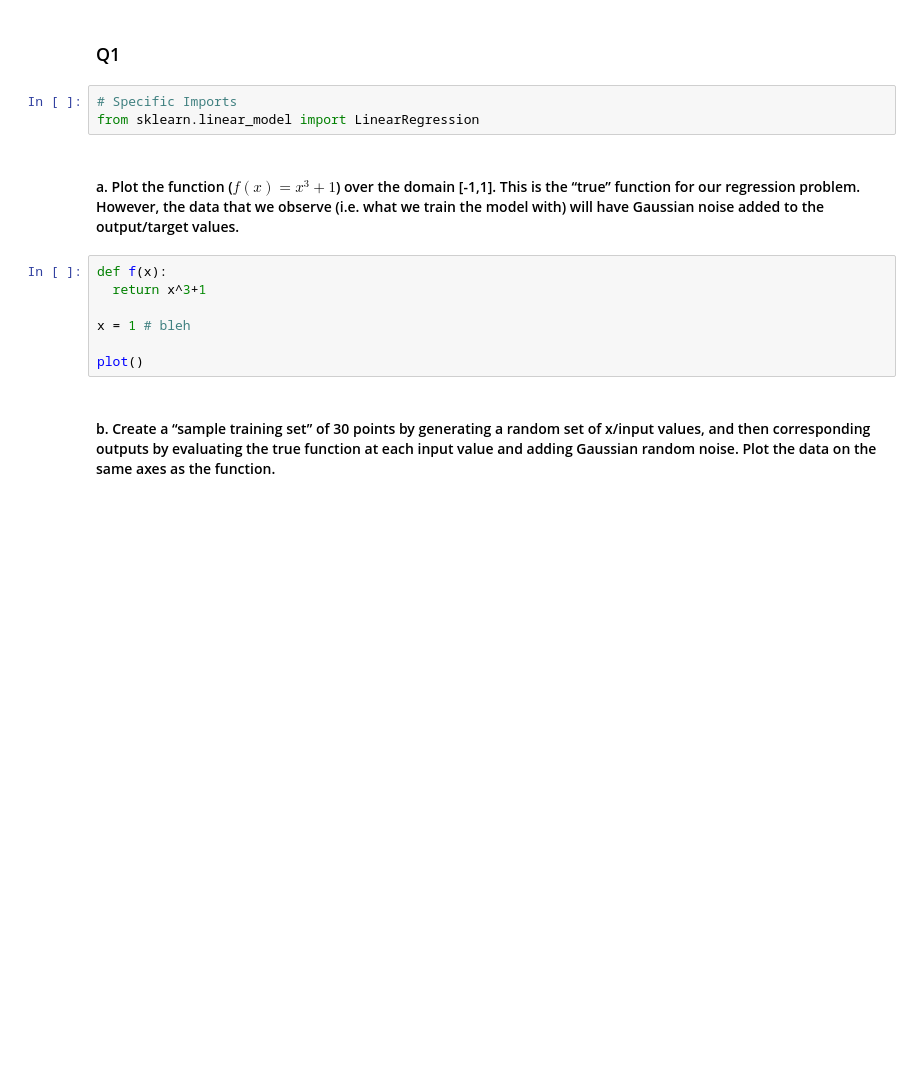
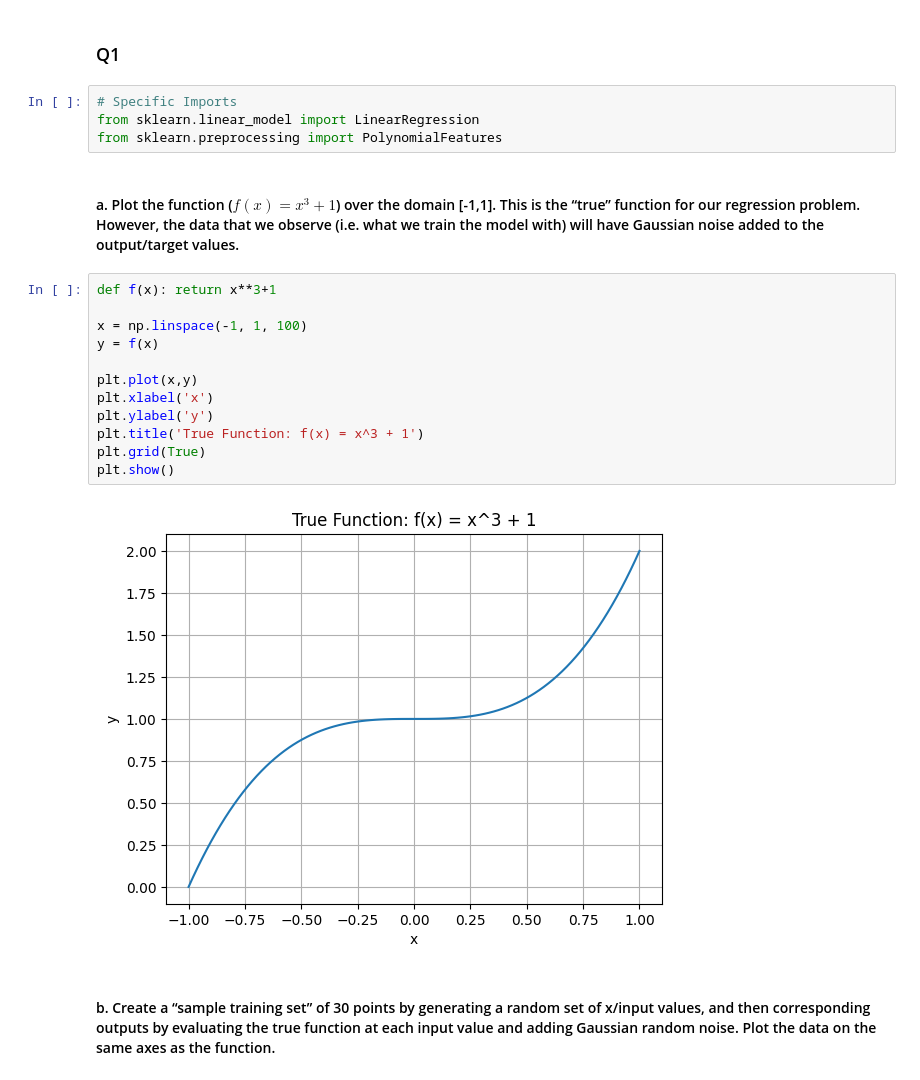
Before and after one commit to keys-i/COMP4702, a Jupyter notebook: src/W4.ipynb, the cells around one changed output. Saved outputs shown, nothing was run; the diff lists cells and outputs as text; blank space fills up the shorter version.

```diff
--- a/src/W4.ipynb
+++ b/src/W4.ipynb
@@ -21,14 +21,22 @@ class color:
 # %%
 # Specific Imports
 from sklearn.linear_model import LinearRegression
+from sklearn.preprocessing import PolynomialFeatures
 # %% [markdown]
 #### a. Plot the function ($f(x) = x^3 + 1$) over the domain [-1,1]. This is the “true” function for our regression problem. However, the data that we observe (i.e. what we train the model with) will have Gaussian noise added to the output/target values.
-# %%
-def f(x):
-  return x^3+1
-
-x = 1 # bleh
-
-plot()
+# %%
+def f(x): return x**3+1
+
+x = np.linspace(-1, 1, 100)
+y = f(x)
+
+plt.plot(x,y)
+plt.xlabel('x')
+plt.ylabel('y')
+plt.title('True Function: f(x) = x^3 + 1')
+plt.grid(True)
+plt.show()
+# %% [output]
+[figure, added]
 # %% [markdown]
 #### b. Create a “sample training set” of 30 points by generating a random set of x/input values, and then corresponding outputs by evaluating the true function at each input value and adding Gaussian random noise. Plot the data on the same axes as the function.
```
Also changed, not shown: parts of 3 cells of this notebook.
